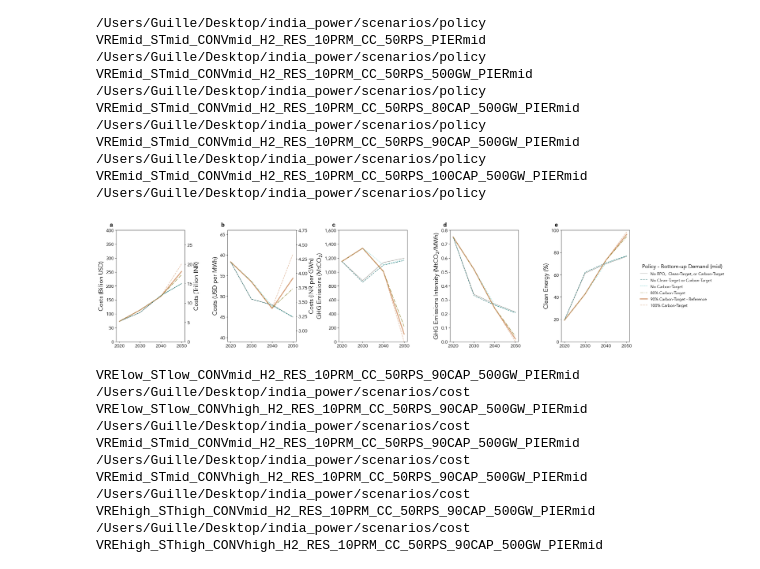
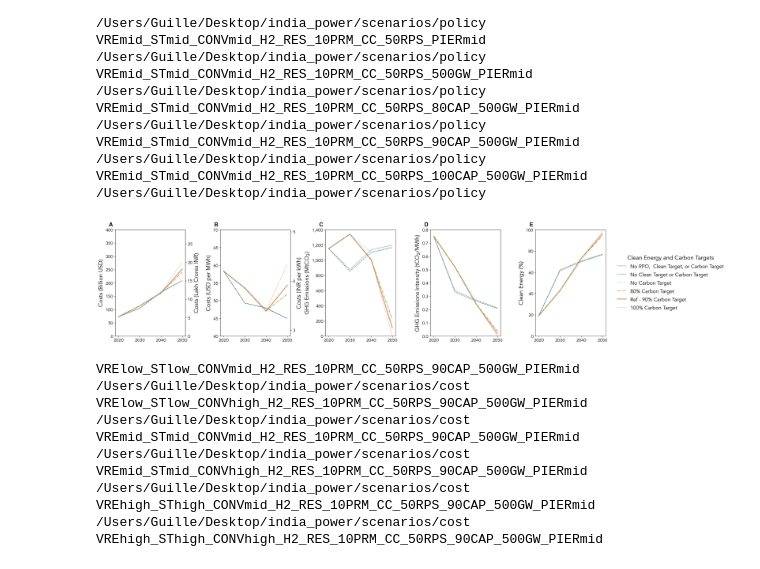
Before and after one commit to cetlab-ucsb/gridpath_india_viz, a Jupyter notebook: software/system_level-summary.ipynb, the cells around one changed output. Cells and saved outputs as stored; diff of their text form; code cells hidden in the pictures.

Commit message:
new paper figure versions missing resource maps

```diff
--- a/software/system_level-summary.ipynb
+++ b/software/system_level-summary.ipynb
@@ -943,9 +946,9 @@ VREmid_STmid_CONVmid_H2_RES_10PRM_CC_50RPS_90CAP_500GW_PIERlow /Users/Guille/Des
 VREmid_STmid_CONVmid_H2_RES_10PRM_CC_50RPS_90CAP_500GW_PIERmid /Users/Guille/Desktop/india_power/scenarios/demand
 VREmid_STmid_CONVmid_H2_RES_10PRM_CC_50RPS_90CAP_500GW_PIERhigh /Users/Guille/Desktop/india_power/scenarios/demand
 # %%
-fig, _ax = plt.subplot_mosaic([['a', 'b', 'c', 'd', 'e']],
+fig, _ax = plt.subplot_mosaic([['A', 'B', 'C', 'D', 'E']],
                               figsize     = (27.5, 6),
-                              gridspec_kw = {'wspace': .625,
+                              gridspec_kw = {'wspace': .5,
                                              'width_ratios': [1, 1, 1, 1, 1]})
 
 for label, ax in _ax.items():
@@ -957,31 +960,31 @@ for label, ax in _ax.items():
             family    = 'Arial')
 
 # Plot system cost for different scenarios
-_plot_total_cost(_ax['a'], demand_profiles_['system_cost'], demand_profiles_['scen_labels'],
+_plot_total_cost(_ax['A'], demand_profiles_['system_cost'], demand_profiles_['scen_labels'],
                  y_min  = 0,
                  y_max  = 400,
                  legend = False)
 
 # Plot levelized cost of electricity for different scenarios
-_plot_levelized_cost(_ax['b'], demand_profiles_['system_cost'], demand_profiles_['scen_labels'],
+_plot_levelized_cost(_ax['B'], demand_profiles_['system_cost'], demand_profiles_['scen_labels'],
                      y_min  = 40,
-                     y_max  = 65,
+                     y_max  = 70,
                      legend = False)
 
 # Plot GHG emissions for different scenarios
-_plot_carbon_emissions(_ax['c'], demand_profiles_['emissions'], demand_profiles_['scen_labels'],
+_plot_carbon_emissions(_ax['C'], demand_profiles_['emissions'], demand_profiles_['scen_labels'],
                        y_min  = 0,
-                       y_max  = 1600,
+                       y_max  = 1400,
                        legend = False)
 
 # Plot GHG emissions for different scenarios
-_plot_carbon_emissions_intesity(_ax['d'], demand_profiles_['emissions'], demand_profiles_['scen_labels'],
+_plot_carbon_emissions_intesity(_ax['D'], demand_profiles_['emissions'], demand_profiles_['scen_labels'],
                                 y_min  = 0.,
                                 y_max  = 0.8,
                                 legend = False)
 
 # Plot renewable portfolio for different scenarios
-_plot_clean_energy(_ax['e'], demand_profiles_['clean_energy'], demand_profiles_['scen_labels'],
+_plot_clean_energy(_ax['E'], demand_profiles_['clean_energy'], demand_profiles_['scen_labels'],
                    legend_title = 'Demand',
                    y_min        = 0,
                    y_max        = 100,
@@ -1024,9 +1027,9 @@ VREmid_STmid_CONVmid_H2_RES_10PRM_CC_50RPS_80CAP_500GW_PIERmid /Users/Guille/Des
 VREmid_STmid_CONVmid_H2_RES_10PRM_CC_50RPS_90CAP_500GW_PIERmid /Users/Guille/Desktop/india_power/scenarios/policy
 VREmid_STmid_CONVmid_H2_RES_10PRM_CC_50RPS_100CAP_500GW_PIERmid /Users/Guille/Desktop/india_power/scenarios/policy
 # %%
-fig, _ax = plt.subplot_mosaic([['a', 'b', 'c', 'd', 'e']],
+fig, _ax = plt.subplot_mosaic([['A', 'B', 'C', 'D', 'E']],
                               figsize     = (27.5, 6),
-                              gridspec_kw = {'wspace': .625,
+                              gridspec_kw = {'wspace': .5,
                                              'width_ratios': [1, 1, 1, 1, 1]})
 
 for label, ax in _ax.items():
@@ -1038,47 +1041,47 @@ for label, ax in _ax.items():
             family    = 'Arial')
 
 # Plot system cost for different scenarios
-_plot_total_cost(_ax['a'], policy_pier_['system_cost'], policy_pier_['scen_labels'],
+_plot_total_cost(_ax['A'], policy_pier_['system_cost'], policy_pier_['scen_labels'],
                  y_min  = 0,
                  y_max  = 400,
                  legend = False)
 
 # Plot levelized cost of electricity for different scenarios
-_plot_levelized_cost(_ax['b'], policy_pier_['system_cost'], policy_pier_['scen_labels'],
-                     y_min  = 39,
-                     y_max  = 66,
+_plot_levelized_cost(_ax['B'], policy_pier_['system_cost'], policy_pier_['scen_labels'],
+                     y_min  = 40,
+                     y_max  = 70,
                      legend = False)
 
 # Plot GHG emissions for different scenarios
-_plot_carbon_emissions(_ax['c'], policy_pier_['emissions'], policy_pier_['scen_labels'],
+_plot_carbon_emissions(_ax['C'], policy_pier_['emissions'], policy_pier_['scen_labels'],
                        y_min  = 0,
-                       y_max  = 1600,
+                       y_max  = 1400,
                        legend = False)
 
 # Plot GHG emissions for different scenarios
-_plot_carbon_emissions_intesity(_ax['d'], policy_pier_['emissions'], policy_pier_['scen_labels'],
+_plot_carbon_emissions_intesity(_ax['D'], policy_pier_['emissions'], policy_pier_['scen_labels'],
                                 y_min  = 0,
                                 y_max  = 0.8,
                                 legend = False)
 
 # Plot renewable portfolio for different scenarios
-_plot_clean_energy(_ax['e'], policy_pier_['clean_energy'], policy_pier_['scen_labels'],
-                   legend_title = 'Policy - Bottom-up Demand (mid)',
+_plot_clean_energy(_ax['E'], policy_pier_['clean_energy'], policy_pier_['scen_labels'],
+                   legend_title = 'Clean Energy and Carbon Targets',
                    y_min        = 0,
                    y_max        = 100,
                    legend       = True)
 
 plt.savefig(path_to_images + '/policy_pier-summary.pdf',
             bbox_inches = 'tight',
             dpi         = 600)
 
 plt.savefig(path_to_images + '/policy_pier-summary.png',
             bbox_inches = 'tight',
             dpi         = 300)
 
 plt.show()
 # %% [output]
-[figure, old version]
+[figure, new version]
 # %%
 tech_cost_                 = {}
 tech_cost_['scen_labels']  = pd.read_csv(path_to_csvs + '/tech_cost-scenario_labels.csv')
```
Also changed, not shown: parts of 8 cells of this notebook, 7 other files.
